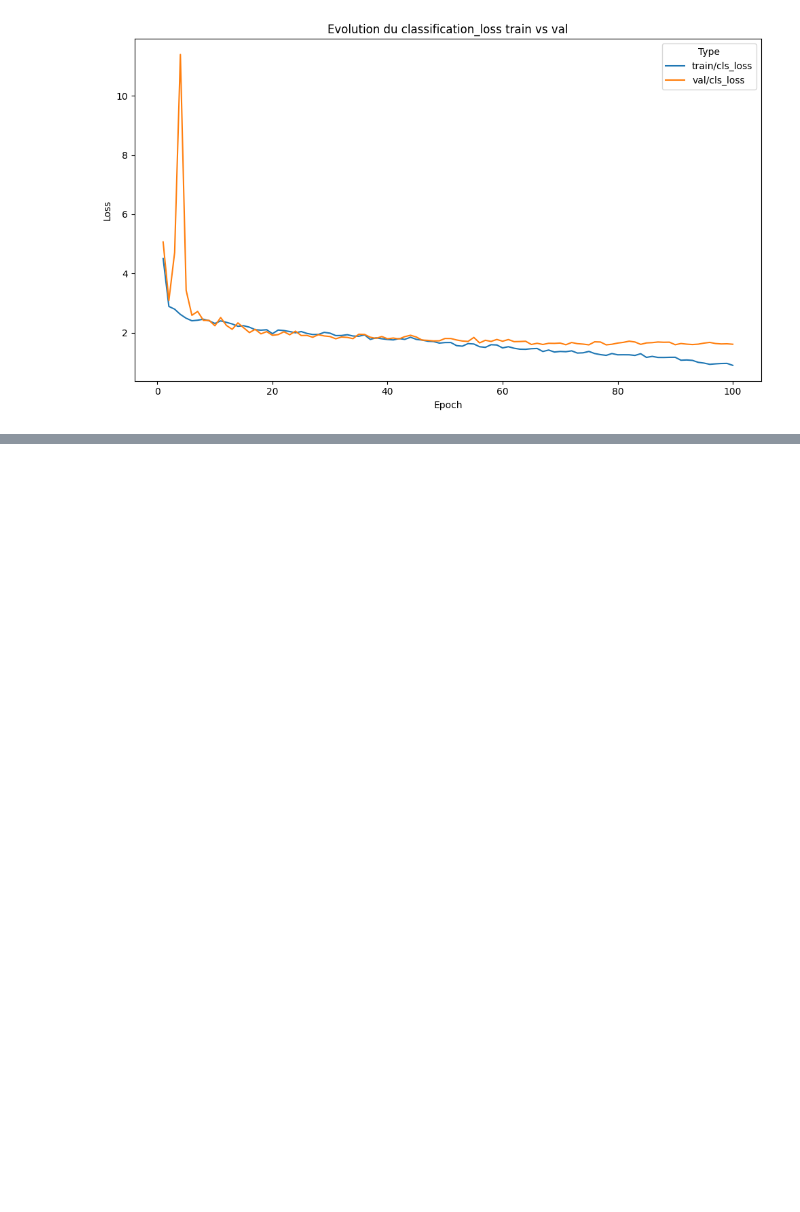
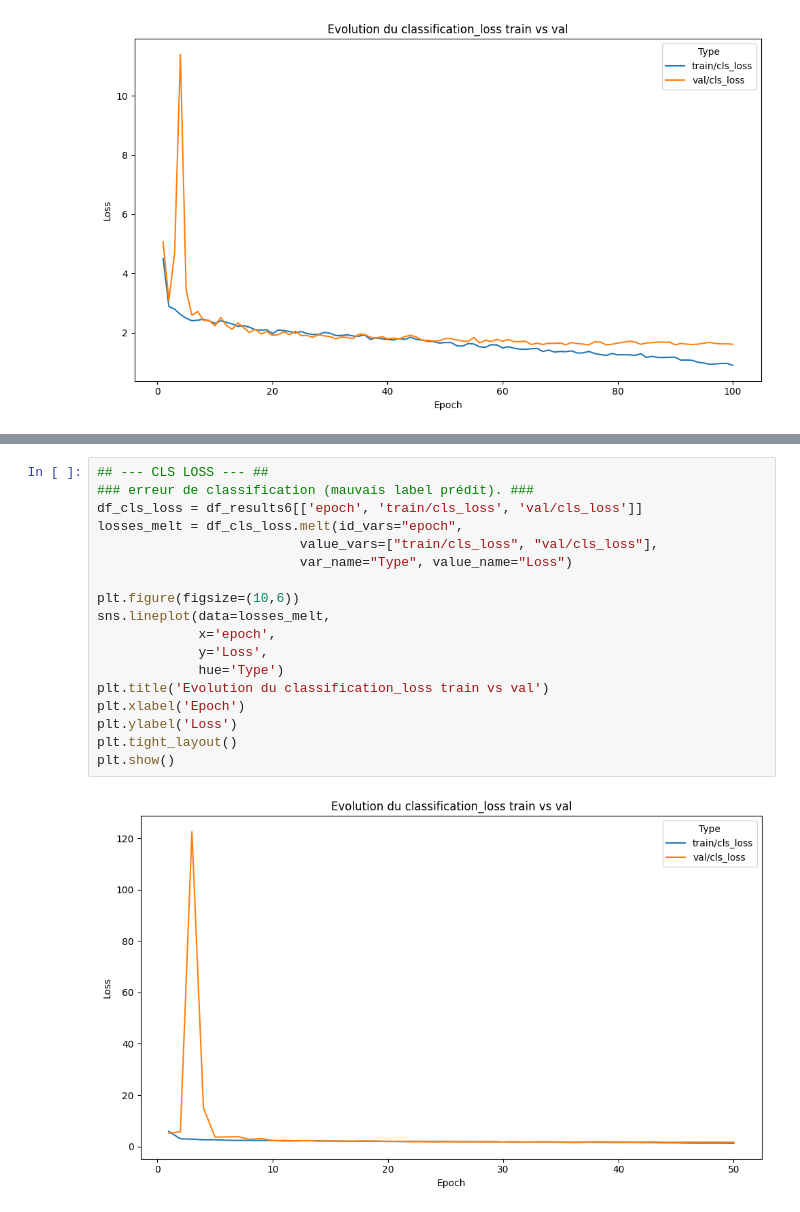
Before and after one commit to GaetanCSimplon/wildfire_detection, a Jupyter notebook: prepare_data/notebooks/yolo_get.ipynb, the cells around one changed output, grey strips where cells are left out. Drawn from its saved outputs; the diff is of its cells as text; blank space fills up the shorter version.

```diff
--- a/prepare_data/notebooks/yolo_get.ipynb
+++ b/prepare_data/notebooks/yolo_get.ipynb
@@ -193,0 +299,20 @@ plt.show()
+# %%
+## --- CLS LOSS --- ##
+### erreur de classification (mauvais label prédit). ###
+df_cls_loss = df_results6[['epoch', 'train/cls_loss', 'val/cls_loss']]
+losses_melt = df_cls_loss.melt(id_vars="epoch",
+                          value_vars=["train/cls_loss", "val/cls_loss"],
+                          var_name="Type", value_name="Loss")
+
+plt.figure(figsize=(10,6))
+sns.lineplot(data=losses_melt,
+             x='epoch',
+             y='Loss',
+             hue='Type')
+plt.title('Evolution du classification_loss train vs val')
+plt.xlabel('Epoch')
+plt.ylabel('Loss')
+plt.tight_layout()
+plt.show()
+# %% [output]
+[figure, added]
```
Also changed, not shown: parts of 9 cells of this notebook, 1 other file.
